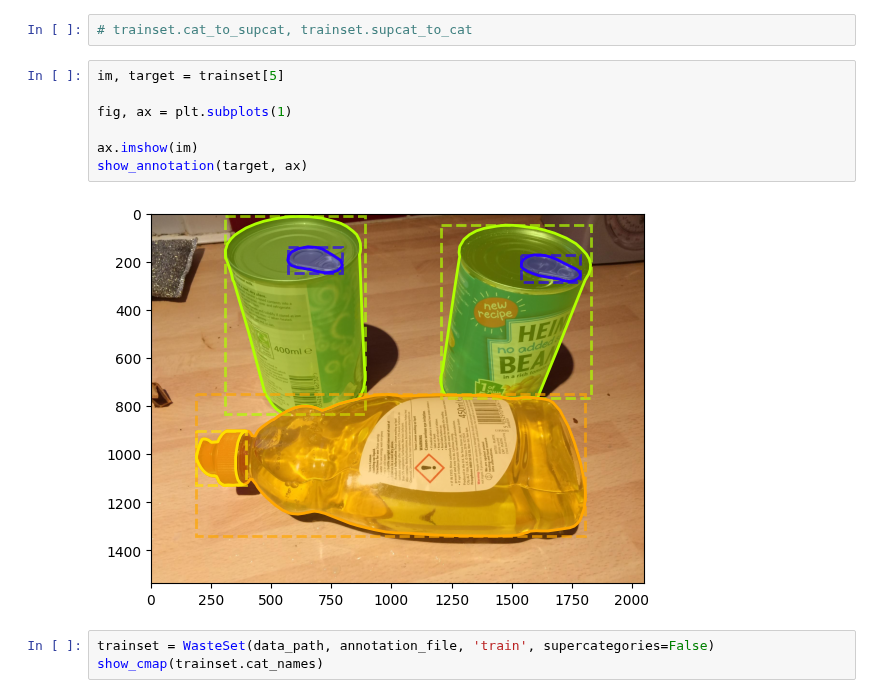
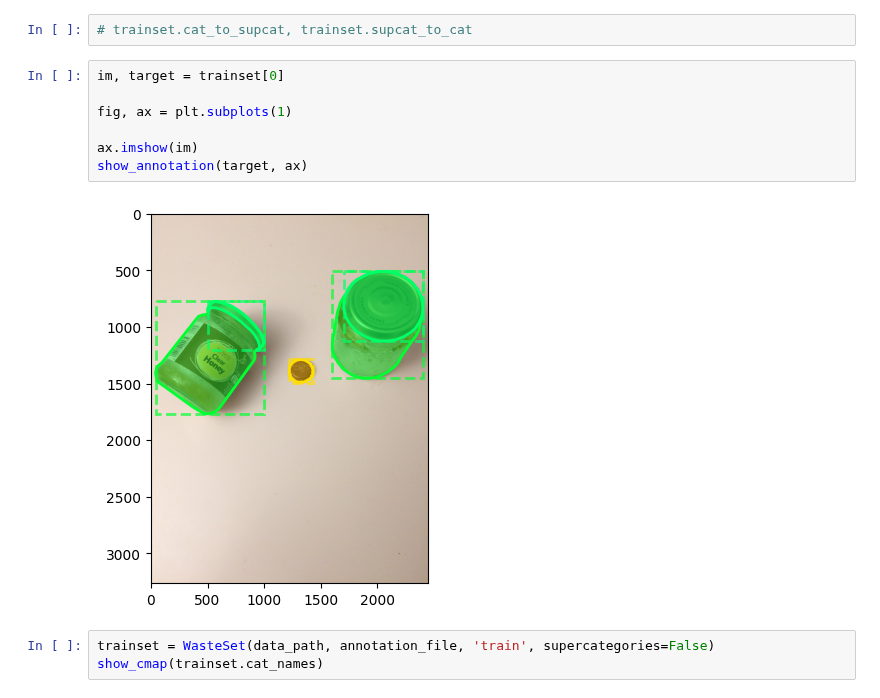
Before and after one commit to R0ner/02514-DL-in-CV, a Jupyter notebook: Project4/0_dset_unit_test-rse.ipynb, the cells around one changed output. Drawn from its saved outputs; the diff is of its cells as text.

```diff
--- a/Project4/0_dset_unit_test-rse.ipynb
+++ b/Project4/0_dset_unit_test-rse.ipynb
@@ -44,14 +44,14 @@ index created!
 # %%
 # trainset.cat_to_supcat, trainset.supcat_to_cat
 # %%
-im, target = trainset[5]
+im, target = trainset[0]
 
 fig, ax = plt.subplots(1)
 
 ax.imshow(im)
 show_annotation(target, ax)
 # %% [output]
-[figure, old version]
+[figure, new version]
 # %%
 trainset = WasteSet(data_path, annotation_file, 'train', supercategories=False)
 show_cmap(trainset.cat_names)
```
Also changed, not shown: parts of 5 cells of this notebook.
